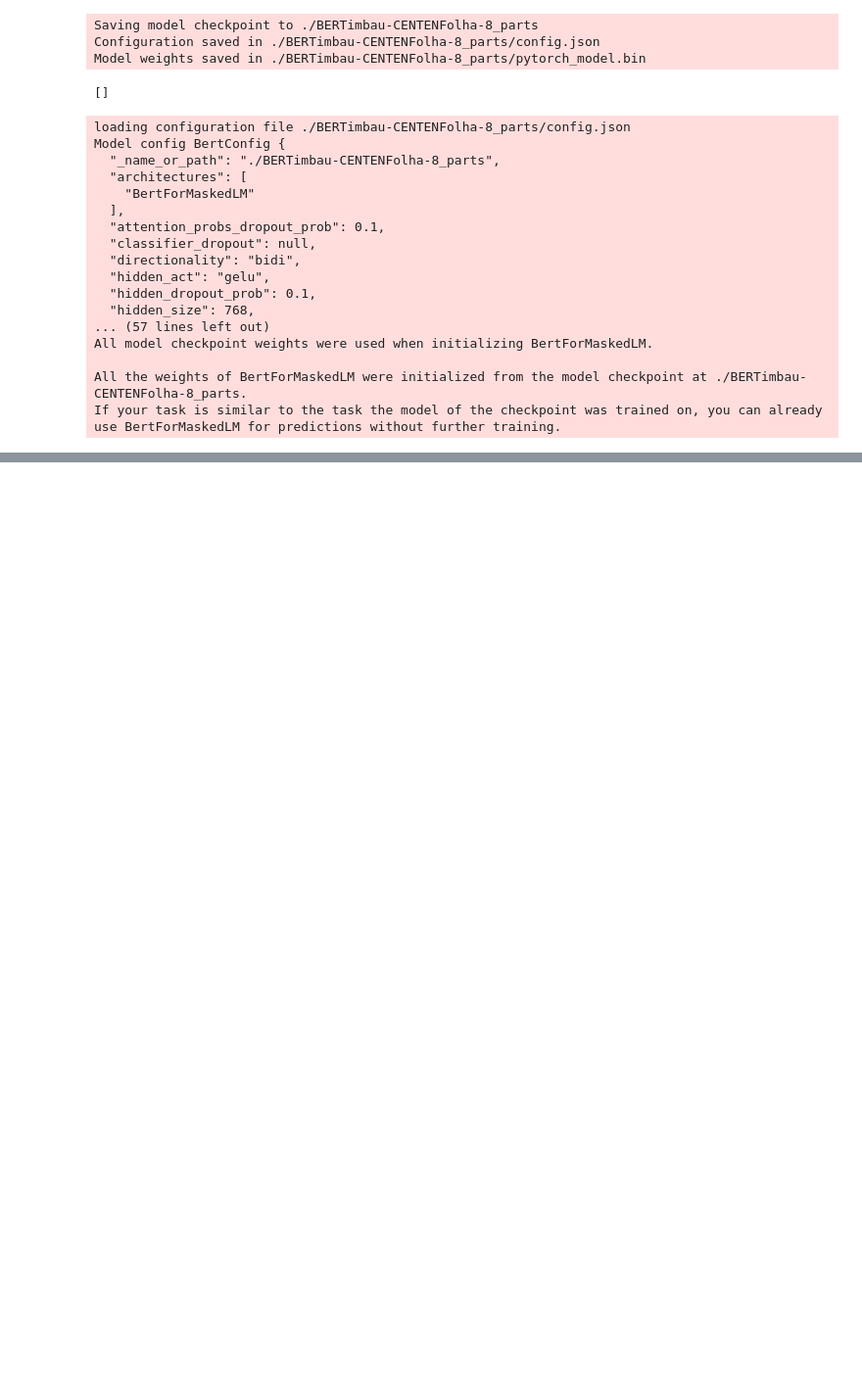
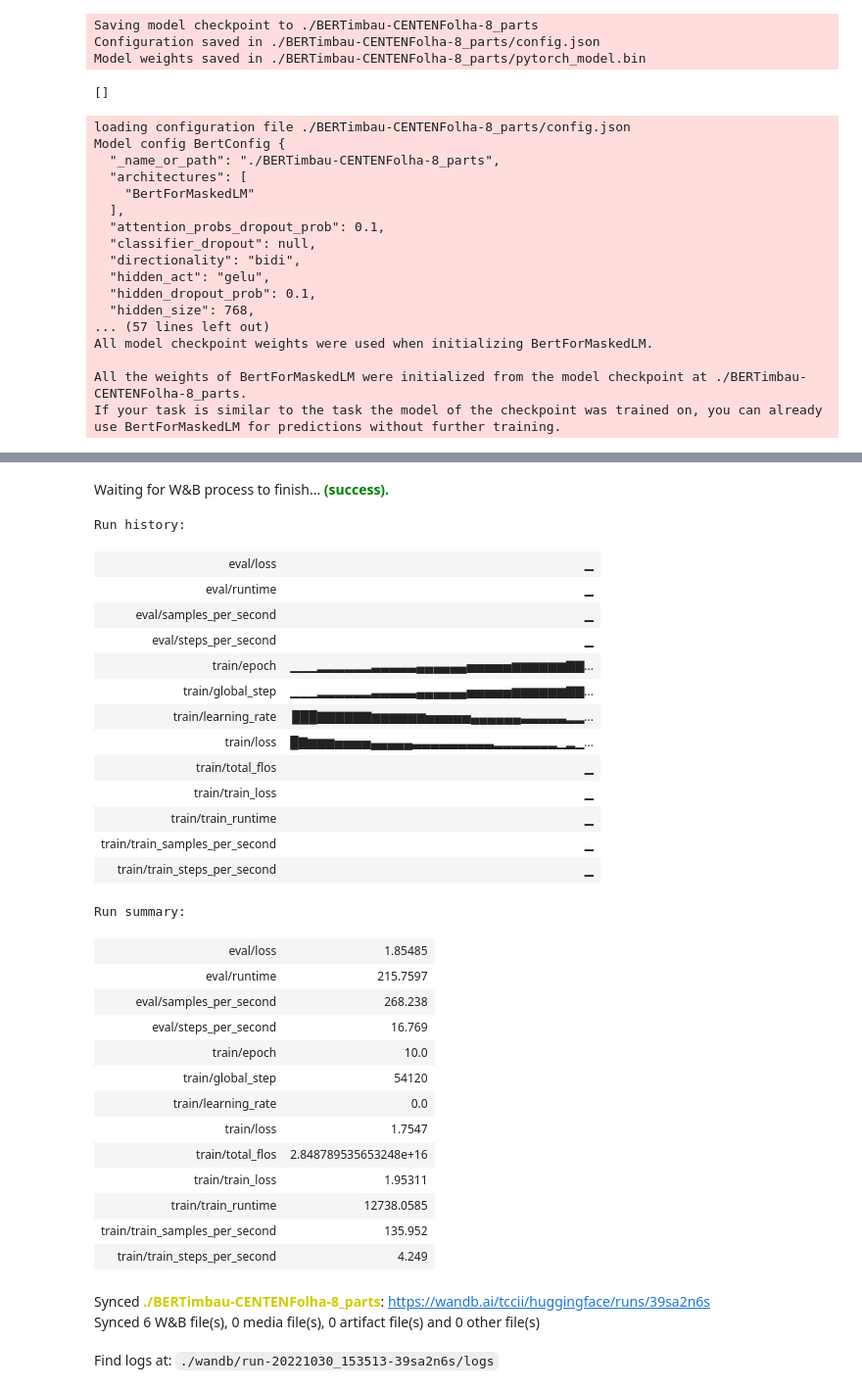
Before and after one commit to marianameyer/transformers_pt, a Jupyter notebook: BERTimbau-CENTENFolha-8_parts.ipynb, the cells around one changed output, grey strips where cells are left out. Shown: that part at 98% size. Drawn from its saved outputs; the diff is of its cells as text; code cells hidden in the pictures; blank space fills up the shorter version.

```diff
--- a/BERTimbau-CENTENFolha-8_parts.ipynb
+++ b/BERTimbau-CENTENFolha-8_parts.ipynb
@@ -652,0 +657,35 @@ fill_mask("Sem medo de ser [MASK]. ")
+# %%
+wandb.finish()
+# %% [output]
+Waiting for W&B process to finish... (success).
+Run history:
+| eval/loss | ▁ |
+| eval/runtime | ▁ |
+| eval/samples_per_second | ▁ |
+| eval/steps_per_second | ▁ |
+| train/epoch | ▁▁▁▂▂▂▂▂▂▃▃▃▃▃▄▄▄▄▄▄▅▅▅▅▅▆▆▆▆▆▆▇▇... |
+| train/global_step | ▁▁▁▂▂▂▂▂▂▃▃▃▃▃▄▄▄▄▄▄▅▅▅▅▅▆▆▆▆▆▆▇▇... |
+| train/learning_rate | ███▇▇▇▇▇▇▆▆▆▆▆▆▅▅▅▅▅▄▄▄▄▄▄▃▃▃▃▃▂▂... |
+| train/loss | █▇▆▆▆▅▅▅▅▄▄▄▄▄▃▃▃▃▃▃▃▃▃▂▂▂▂▂▂▂▁▂▁... |
+| train/total_flos | ▁ |
+| train/train_loss | ▁ |
+| train/train_runtime | ▁ |
+| train/train_samples_per_second | ▁ |
+| train/train_steps_per_second | ▁ |
+Run summary:
+| eval/loss | 1.85485 |
+| eval/runtime | 215.7597 |
+| eval/samples_per_second | 268.238 |
+| eval/steps_per_second | 16.769 |
+| train/epoch | 10.0 |
+| train/global_step | 54120 |
+| train/learning_rate | 0.0 |
+| train/loss | 1.7547 |
+| train/total_flos | 2.848789535653248e+16 |
+| train/train_loss | 1.95311 |
+| train/train_runtime | 12738.0585 |
+| train/train_samples_per_second | 135.952 |
+| train/train_steps_per_second | 4.249 |
+Synced ./BERTimbau-CENTENFolha-8_parts: https://wandb.ai/tccii/huggingface/runs/39sa2n6s
+Synced 6 W&B file(s), 0 media file(s), 0 artifact file(s) and 0 other file(s)
+Find logs at: ./wandb/run-20221030_153513-39sa2n6s/logs
```
Also changed, not shown: parts of 24 cells of this notebook.
